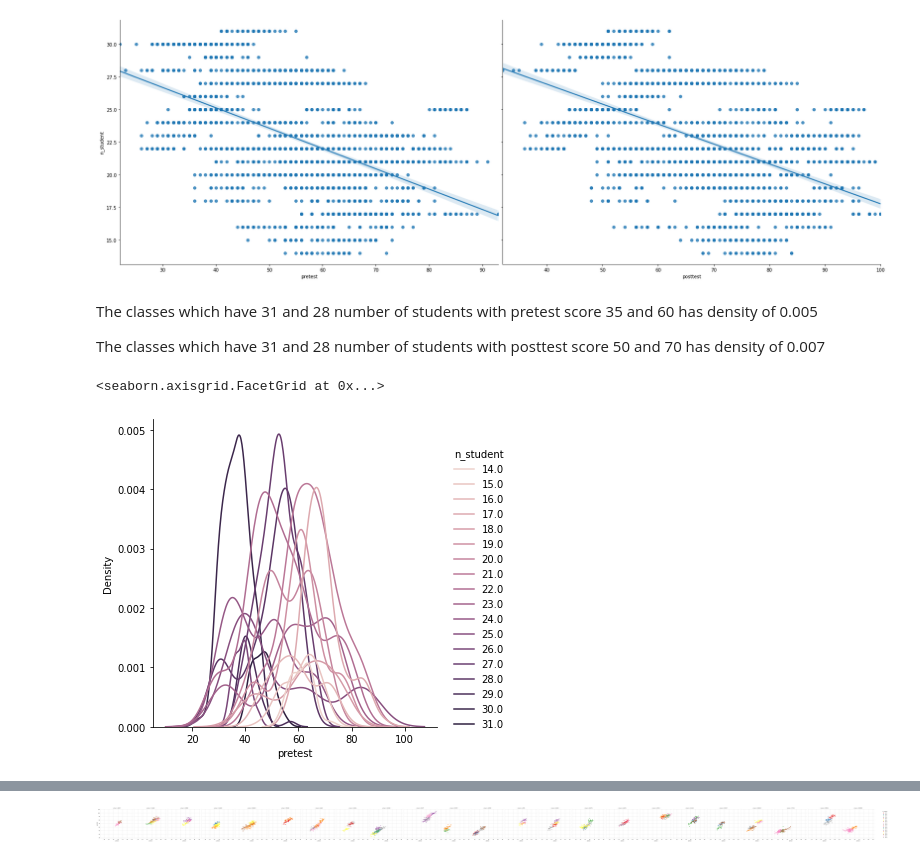
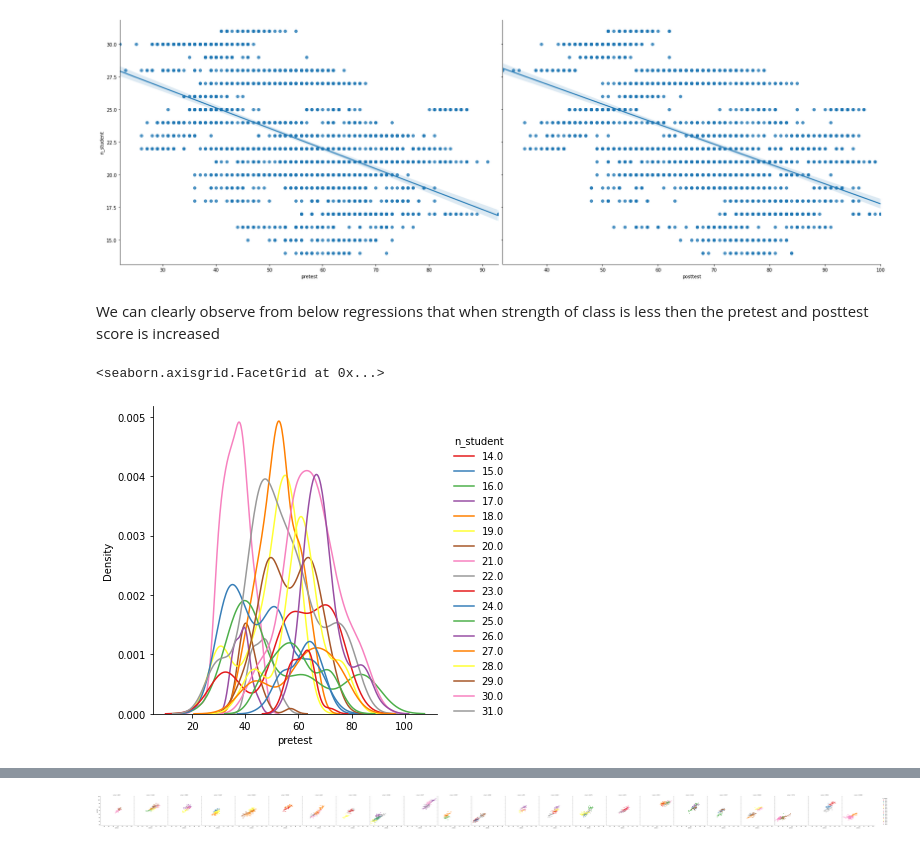
Before and after one commit to ram574/Galeto-Case-Study, a Jupyter notebook: test.ipynb, the cells around one changed output, grey strips where cells are left out. Drawn from its saved outputs; the diff is of its cells as text; code cells hidden in the pictures.

```diff
--- a/test.ipynb
+++ b/test.ipynb
@@ -226,12 +277,10 @@ sns.displot(df1,  stat="probability")
 sns.pairplot(df, x_vars=["pretest", "posttest"], y_vars=["n_student"],height=8, aspect=1.5, kind="reg");
 # %% [output]
 [figure]
-# %% [markdown]
-The classes which have 31 and 28 number of students with pretest score 35 and 60 has density of 0.005
-
-The classes which have 31 and 28 number of students with posttest score 50 and 70 has density of 0.007
+# %% [markdown]
+We can clearly observe from below regressions that when strength of class is less then the pretest and posttest score is increased
 # %%
-sns.displot(df, x="pretest", hue="n_student", kind="kde")
+sns.displot(df, x="pretest", hue="n_student", kind="kde",palette="Set1")
 # %% [output]
 <seaborn.axisgrid.FacetGrid at 0x...>
-[figure, old version]
+[figure, new version]
```
Also changed, not shown: parts of 43 cells of this notebook.
